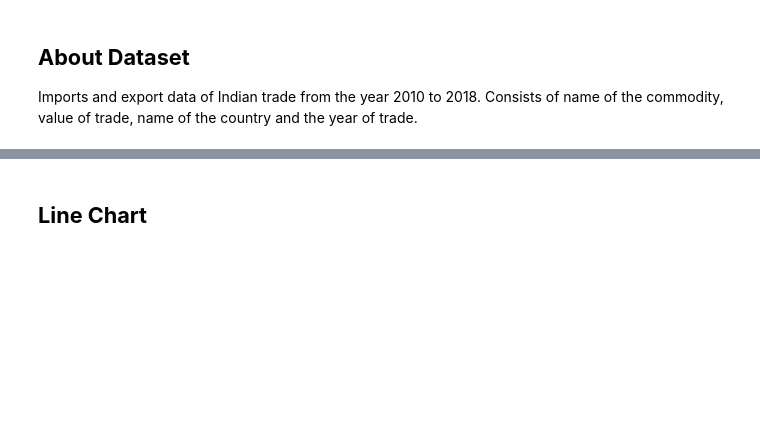
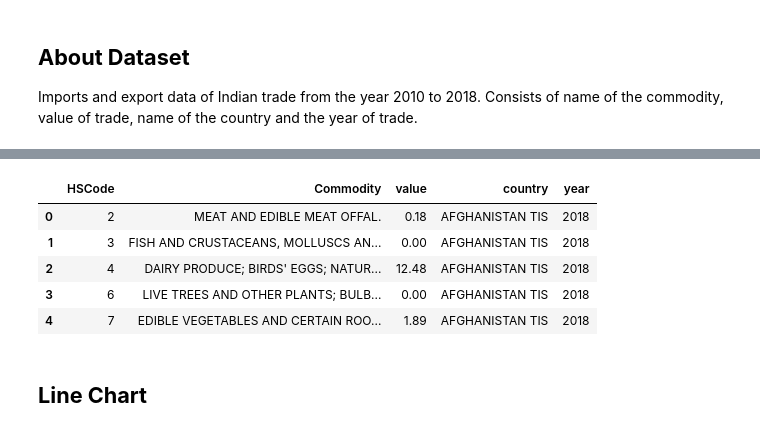
Before and after one commit to dvaghasiya766/AIML-WorkShop, a Jupyter notebook: NoteBook/Data_Analysis (Day1).ipynb, the cells around one changed output, grey strips where cells are left out. Saved outputs shown, nothing was run; the diff lists cells and outputs as text; code cells hidden in the pictures; blank space fills up the shorter version.

```diff
--- a/NoteBook/Data_Analysis (Day1).ipynb
+++ b/NoteBook/Data_Analysis (Day1).ipynb
@@ -538,9 +643,14 @@ imports.head()
 # %%
 # export in trade means selling some commodity to other country for sale
-
-exports = None
-
+exports = pd.read_csv('../data/2018-2010_export.csv')
 exports.head()
+# %% [output]
+|  | HSCode | Commodity | value | country | year |
+| 0 | 2 | MEAT AND EDIBLE MEAT OFFAL. | 0.18 | AFGHANISTAN TIS | 2018 |
+| 1 | 3 | FISH AND CRUSTACEANS, MOLLUSCS AN... | 0.00 | AFGHANISTAN TIS | 2018 |
+| 2 | 4 | DAIRY PRODUCE; BIRDS' EGGS; NATUR... | 12.48 | AFGHANISTAN TIS | 2018 |
+| 3 | 6 | LIVE TREES AND OTHER PLANTS; BULB... | 0.00 | AFGHANISTAN TIS | 2018 |
+| 4 | 7 | EDIBLE VEGETABLES AND CERTAIN ROO... | 1.89 | AFGHANISTAN TIS | 2018 |
 # %%
 imports.shape
 # %%
```
Also changed, not shown: parts of 15 cells of this notebook.
